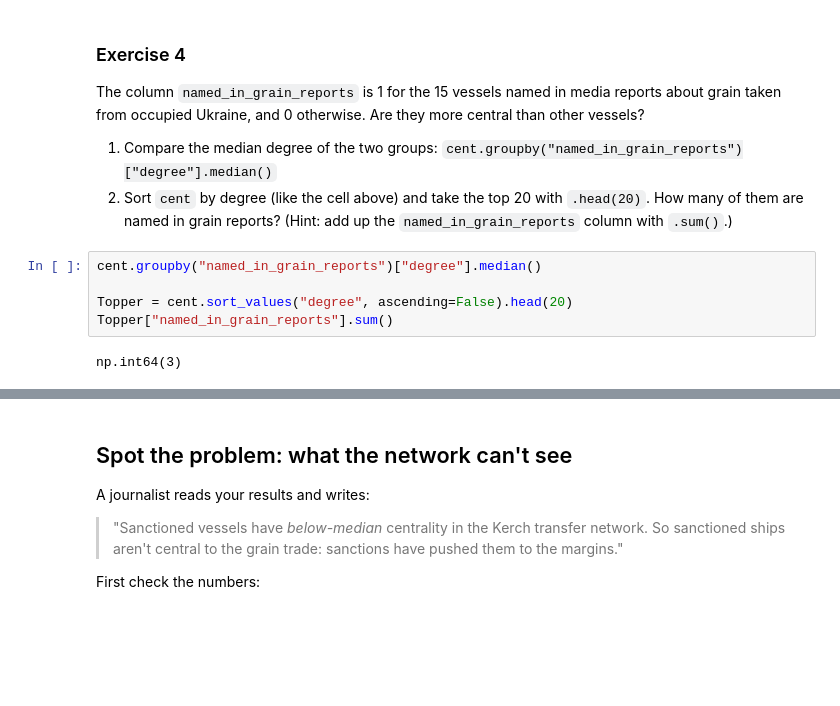
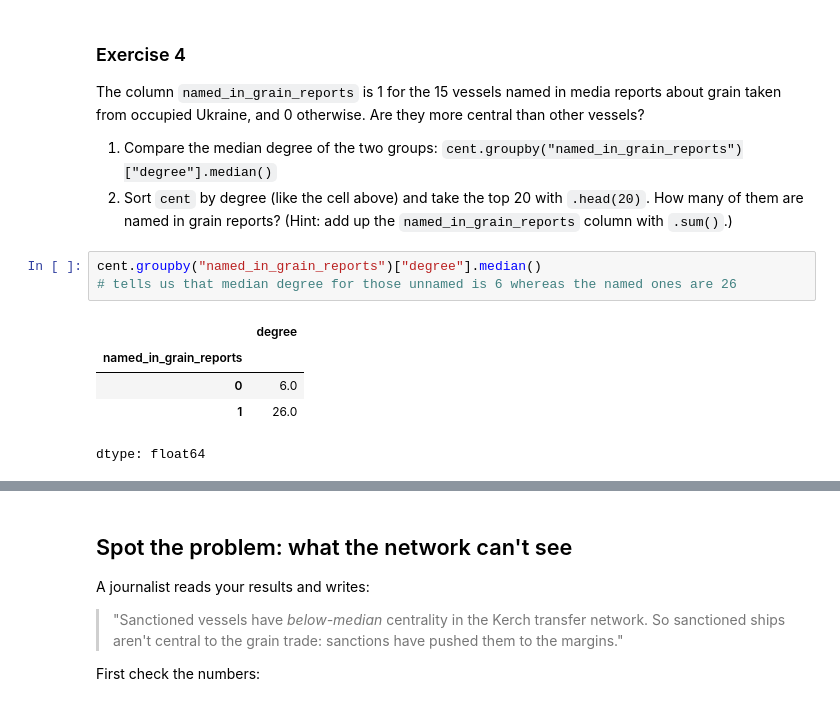
Before and after one commit to RouyiG/QM2, a Jupyter notebook: notebooks/W03. Spatial Data.ipynb, the cells around one changed output, grey strips where cells are left out. Drawn from its saved outputs; the diff is of its cells as text; blank space fills up the shorter version.

```diff
--- a/notebooks/W03. Spatial Data.ipynb
+++ b/notebooks/W03. Spatial Data.ipynb
@@ -344,8 +346,10 @@ The column `named_in_grain_reports` is 1 for the 15 vessels named in media repor
 2. Sort `cent` by degree (like the cell above) and take the top 20 with `.head(20)`. How many of them are named in grain reports? (Hint: add up the `named_in_grain_reports` column with `.sum()`.)
 # %%
 cent.groupby("named_in_grain_reports")["degree"].median()
-
-Topper = cent.sort_values("degree", ascending=False).head(20)
-Topper["named_in_grain_reports"].sum()
+# tells us that median degree for those unnamed is 6 whereas the named ones are 26
 # %% [output]
+|  | degree |
+| named_in_grain_reports |  |
+| 0 | 6.0 |
+| 1 | 26.0 |
-np.int64(3)
+dtype: float64
```
Also changed, not shown: parts of 14 cells of this notebook.
